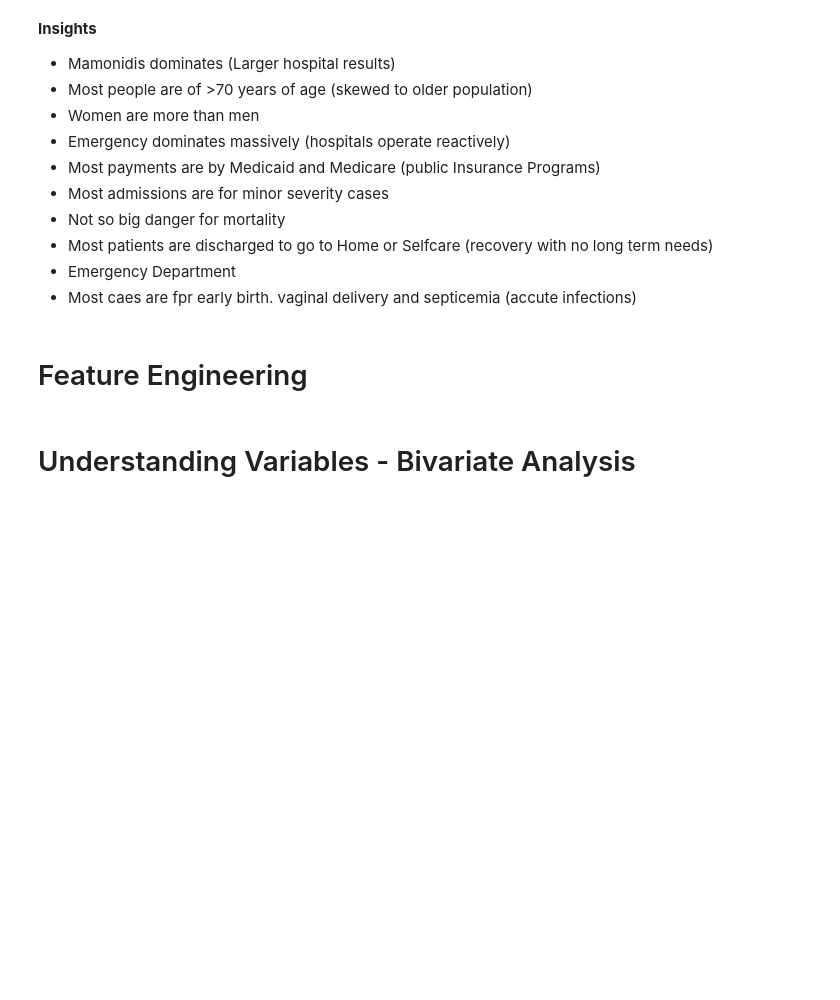
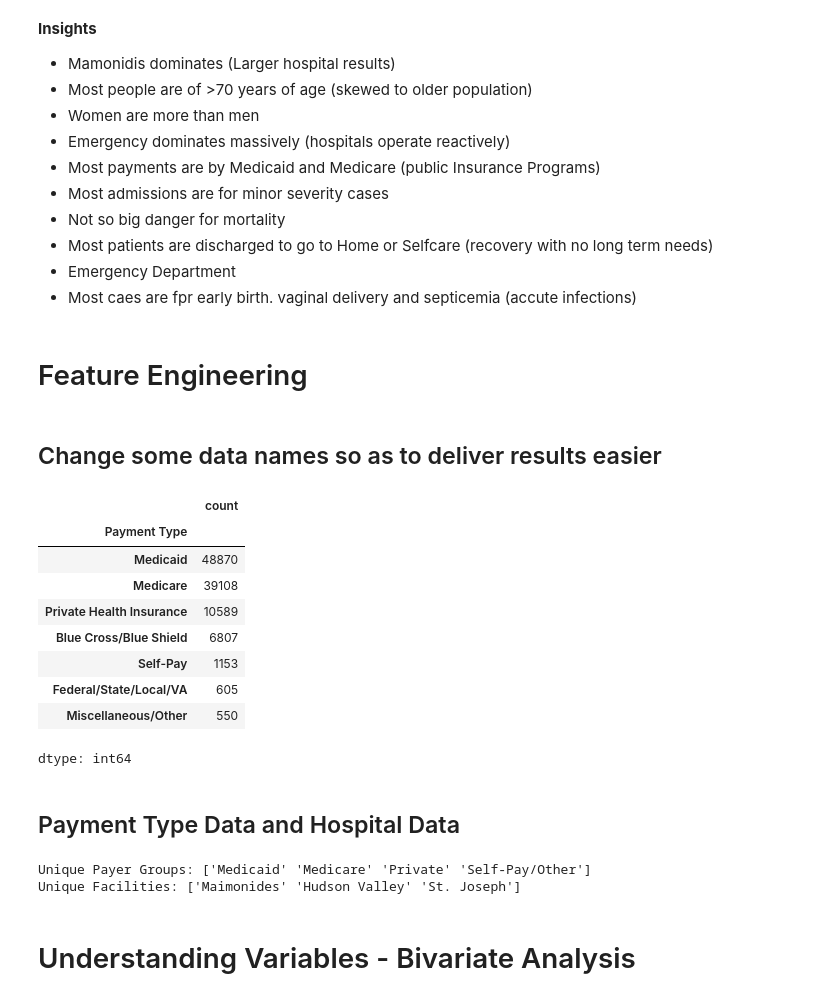
Before and after one commit to kpsalida/HospitalDischarges_Visualization, a Jupyter notebook: viz_eda.ipynb, the cells around one changed output. Cells and saved outputs as stored; diff of their text form; code cells hidden in the pictures; blank space fills up the shorter version.

```diff
--- a/viz_eda.ipynb
+++ b/viz_eda.ipynb
@@ -771,6 +771,59 @@ df['Markup Amount'] = df['Total Charges'] - df['Total Costs']
 
 #Markup %
 df['Markup %'] = (df['Markup Amount'] / df['Total Costs']) * 100
+# %% [markdown]
+## Change some data names so as to deliver results easier ##
+# %%
+df['Payment Type'].value_counts()
+# %% [output]
+|  | count |
+| Payment Type |  |
+| Medicaid | 48870 |
+| Medicare | 39108 |
+| Private Health Insurance | 10589 |
+| Blue Cross/Blue Shield | 6807 |
+| Self-Pay | 1153 |
+| Federal/State/Local/VA | 605 |
+| Miscellaneous/Other | 550 |
+dtype: int64
+# %% [markdown]
+## Payment Type Data and Hospital Data ##
+# %%
+# 1. Define the Mapping Dictionary with your exact naming conventions
+# Based on your requirement: Medicaid, Medicare, Private, and Self-Pay/Other
+payer_mapping = {
+    # Group: Medicaid
+    'Medicaid': 'Medicaid',
+    'Federal/State/Local/VA': 'Medicaid',
+
+    # Group: Medicare
+    'Medicare': 'Medicare',
+    # Group: Private
+    'Blue Cross/Blue Shield': 'Private',
+    'Private Health Insurance': 'Private',
+
+
+    # Group: Self-Pay/Other
+    'Self-Pay': 'Self-Pay/Other',
+    'Miscellaneous/Other': 'Self-Pay/Other',
+
+}
+facility_mapping = {
+    'Maimonides Medical Center': 'Maimonides',
+    'NewYork-Presbyterian/Hudson Valley Hospital': 'Hudson Valley',
+    'St. Joseph\'s Medical Center': 'St. Josephs'
+}
+
+df['Payment Type'] = df['Payment Type'].replace(payer_mapping)
+df['Facility Name'] = df['Facility Name'].replace(facility_mapping)
+
+
+# 4. Final verification of your new "Clean" data
+print("Unique Payer Groups:", df['Payment Type'].unique())
+print("Unique Facilities:", df['Facility Name'].unique())
+# %% [output]
+Unique Payer Groups: ['Medicaid' 'Medicare' 'Private' 'Self-Pay/Other']
+Unique Facilities: ['Maimonides' 'Hudson Valley' 'St. Joseph']
 # %% [markdown]
 # Understanding Variables - Bivariate Analysis
 # %% [markdown]
```
Also changed, not shown: parts of 7 cells of this notebook.
